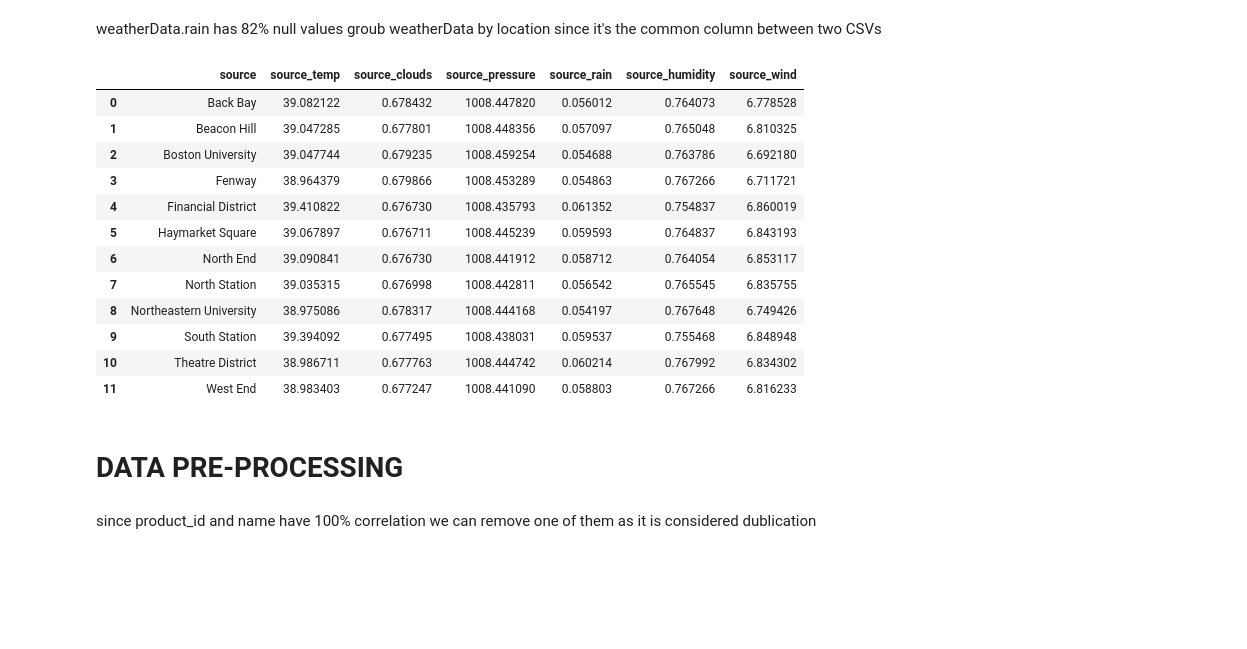
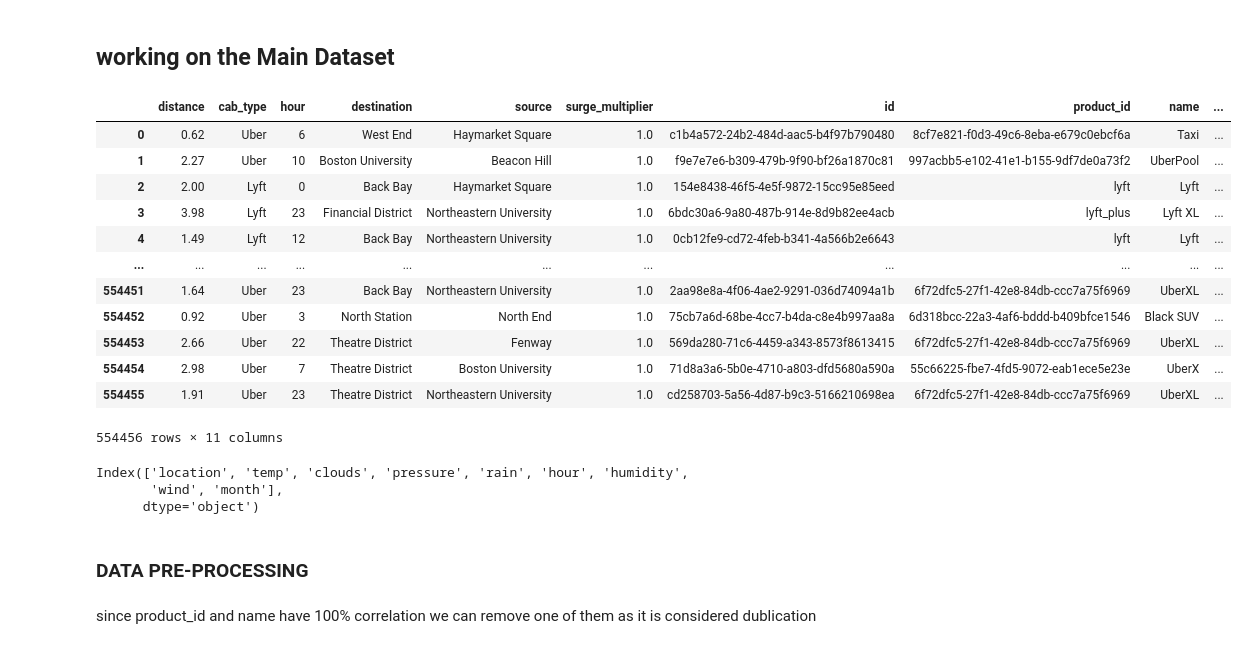
Before and after one commit to aymanred121/taxi-price-prediction, a Jupyter notebook: taxi/main.ipynb, the cells around one changed output. Drawn from its saved outputs; the diff is of its cells as text; code cells hidden in the pictures; blank space fills up the shorter version.

```diff
--- a/taxi/main.ipynb
+++ b/taxi/main.ipynb
@@ -16,0 +28,9 @@ from sklearn.model_selection import cross_val_score
+# %%
+#weatheDf.month = weatheDf.time_stamp.dt.month
+weatheDf['month'] = weatheDf.time_stamp.dt.month
+weatheDf.time_stamp = weatheDf.time_stamp.dt.hour
+weatheDf =  weatheDf.rename(
+    columns ={
+        'time_stamp':'hour'
+    }
+    )
@@ -16,0 +39,9 @@ from sklearn.model_selection import cross_val_score
+# %%
+scaler = MinMaxScaler()
+scaler.fit(weatheDf.drop('rain',axis=1))
+wweatheDf = pd.DataFrame(scaler.transform(weatheDf.drop('rain',axis=1)), columns= weatheDf.drop('rain',axis=1).columns)
+weatheDf1 =weatheDf.copy()
+weatheDf.dropna(axis=0,inplace=True)
+X = weatheDf.drop('rain',axis=1)
+y = weatheDf.rain
+x_pred = weatheDf1.drop('rain',axis=1)
@@ -27,22 +89,40 @@ def one_hot(df, cols):
         dummies = pd.get_dummies(df[each], prefix=each, drop_first=False)
         df = pd.concat([df, dummies], axis=1)
     return df
+# %% [markdown]
+## working on the Main Dataset
 # %%
-weatherData = pd.read_csv("weather.csv")
+weatherData =weatheDf1
+weatherData.location= weatherData.location.replace(dict_loc)
 taxiRidersData = pd.read_csv("taxi-rides.csv")
 taxiRidersData.time_stamp = pd.to_datetime(taxiRidersData.time_stamp,unit="ms")
+#taxiRidersData.month =taxiRidersData.time_stamp.dt.month
+taxiRidersData['month']=(taxiRidersData.time_stamp.dt.month)
 taxiRidersData.time_stamp = taxiRidersData.time_stamp.dt.hour
-weatherData.time_stamp = pd.to_datetime(weatherData.time_stamp,unit='s')
-weatherData.time_stamp = weatherData.time_stamp.dt.hour
+taxiRidersData.rename(
+    columns ={
+        'time_stamp':'hour'
+    }
+)
+# %% [output]
+|  | distance | cab_type | hour | destination | source | surge_multiplier | id | product_id | name | ... |
+| 0 | 0.62 | Uber | 6 | West End | Haymarket Square | 1.0 | c1b4a572-24b2-484d-aac5-b4f97b790480 | 8cf7e821-f0d3-49c6-8eba-e679c0ebcf6a | Taxi | ... |
+| 1 | 2.27 | Uber | 10 | Boston University | Beacon Hill | 1.0 | f9e7e7e6-b309-479b-9f90-bf26a1870c81 | 997acbb5-e102-41e1-b155-9df7de0a73f2 | UberPool | ... |
+| 2 | 2.00 | Lyft | 0 | Back Bay | Haymarket Square | 1.0 | 154e8438-46f5-4e5f-9872-15cc95e85eed | lyft | Lyft | ... |
+| 3 | 3.98 | Lyft | 23 | Financial District | Northeastern University | 1.0 | 6bdc30a6-9a80-487b-914e-8d9b82ee4acb | lyft_plus | Lyft XL | ... |
+| 4 | 1.49 | Lyft | 12 | Back Bay | Northeastern University | 1.0 | 0cb12fe9-cd72-4feb-b341-4a566b2e6643 | lyft | Lyft | ... |
+| ... | ... | ... | ... | ... | ... | ... | ... | ... | ... | ... |
+| 554451 | 1.64 | Uber | 23 | Back Bay | Northeastern University | 1.0 | 2aa98e8a-4f06-4ae2-9291-036d74094a1b | 6f72dfc5-27f1-42e8-84db-ccc7a75f6969 | UberXL | ... |
+| 554452 | 0.92 | Uber | 3 | North Station | North End | 1.0 | 75cb7a6d-68be-4cc7-b4da-c8e4b997aa8a | 6d318bcc-22a3-4af6-bddd-b409bfce1546 | Black SUV | ... |
+| 554453 | 2.66 | Uber | 22 | Theatre District | Fenway | 1.0 | 569da280-71c6-4459-a343-8573f8613415 | 6f72dfc5-27f1-42e8-84db-ccc7a75f6969 | UberXL | ... |
+| 554454 | 2.98 | Uber | 7 | Theatre District | Boston University | 1.0 | 71d8a3a6-5b0e-4710-a803-dfd5680a590a | 55c66225-fbe7-4fd5-9072-eab1ece5e23e | UberX | ... |
+| 554455 | 1.91 | Uber | 23 | Theatre District | Northeastern University | 1.0 | cd258703-5a56-4d87-b9c3-5166210698ea | 6f72dfc5-27f1-42e8-84db-ccc7a75f6969 | UberXL | ... |
+554456 rows × 11 columns
-# %% [markdown]
-weatherData.rain has 82% null values
-groub weatherData by location since it's the common column between two CSVs
 # %%
-# weatherData
-weatherData.dropna()
 taxiRidersData.dropna(axis=0, inplace=True)
-avgWeather = weatherData.groupby("location").mean().reset_index(drop=False)
-avgWeather.drop(['time_stamp'],axis=1,inplace=True)
+avgWeather = weatherData.groupby(["location"]).mean().reset_index(drop=False)
+print(avgWeather.columns)
+avgWeather.drop(['hour'],axis=1,inplace=True)
 sourceWeather = avgWeather.rename(
     columns={
         'location': 'source',
@@ -67,20 +147,8 @@ destinationWeather = avgWeather.rename(
 
     }
 )
-
-sourceWeather
 # %% [output]
-|  | source | source_temp | source_clouds | source_pressure | source_rain | source_humidity | source_wind |
-| 0 | Back Bay | 39.082122 | 0.678432 | 1008.447820 | 0.056012 | 0.764073 | 6.778528 |
-| 1 | Beacon Hill | 39.047285 | 0.677801 | 1008.448356 | 0.057097 | 0.765048 | 6.810325 |
-| 2 | Boston University | 39.047744 | 0.679235 | 1008.459254 | 0.054688 | 0.763786 | 6.692180 |
-| 3 | Fenway | 38.964379 | 0.679866 | 1008.453289 | 0.054863 | 0.767266 | 6.711721 |
-| 4 | Financial District | 39.410822 | 0.676730 | 1008.435793 | 0.061352 | 0.754837 | 6.860019 |
-| 5 | Haymarket Square | 39.067897 | 0.676711 | 1008.445239 | 0.059593 | 0.764837 | 6.843193 |
-| 6 | North End | 39.090841 | 0.676730 | 1008.441912 | 0.058712 | 0.764054 | 6.853117 |
-| 7 | North Station | 39.035315 | 0.676998 | 1008.442811 | 0.056542 | 0.765545 | 6.835755 |
-| 8 | Northeastern University | 38.975086 | 0.678317 | 1008.444168 | 0.054197 | 0.767648 | 6.749426 |
-| 9 | South Station | 39.394092 | 0.677495 | 1008.438031 | 0.059537 | 0.755468 | 6.848948 |
-| 10 | Theatre District | 38.986711 | 0.677763 | 1008.444742 | 0.060214 | 0.767992 | 6.834302 |
-| 11 | West End | 38.983403 | 0.677247 | 1008.441090 | 0.058803 | 0.767266 | 6.816233 |
+Index(['location', 'temp', 'clouds', 'pressure', 'rain', 'hour', 'humidity',
+       'wind', 'month'],
+      dtype='object')
 # %%
@@ -89,7 +155,7 @@ sourceWeather
 data = taxiRidersData.merge(sourceWeather, on='source')\
     .merge(destinationWeather, on="destination")
 # %% [markdown]
-# DATA PRE-PROCESSING
+### DATA PRE-PROCESSING
 # %% [markdown]
 since product_id and name have 100% correlation we can remove one of them as it is considered dublication
 # %%
```
Also changed, not shown: parts of 32 cells of this notebook, 6 other files.
